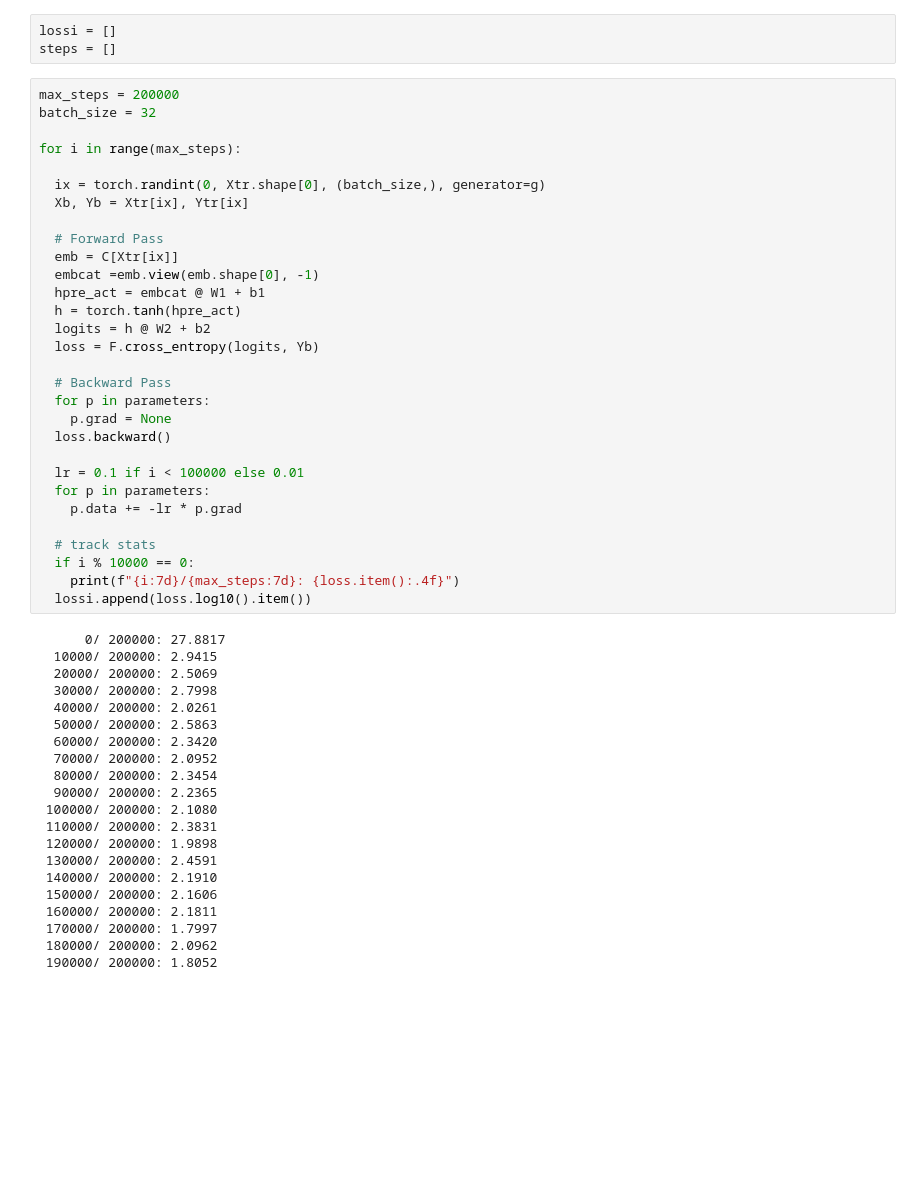
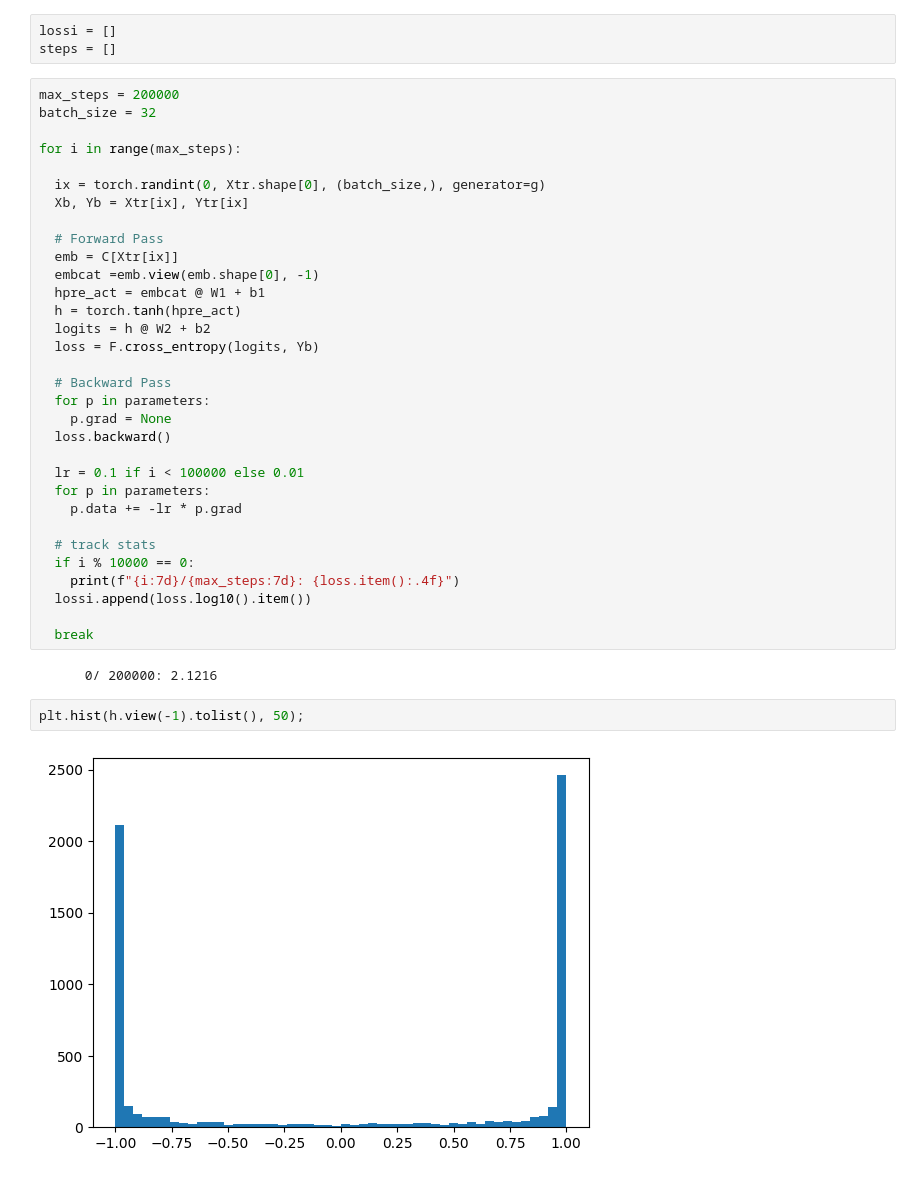
Before and after one commit to akshaypat444/pytorch_experiments, a Jupyter notebook: make_more_3.ipynb, the cells around one changed output. Cells and saved outputs as stored; diff of their text form; blank space fills up the shorter version.

```diff
--- a/make_more_3.ipynb
+++ b/make_more_3.ipynb
@@ -121,24 +121,11 @@ for i in range(max_steps):
   if i % 10000 == 0:
     print(f"{i:7d}/{max_steps:7d}: {loss.item():.4f}")
   lossi.append(loss.log10().item())
+
+  break
 # %% [output]
-      0/ 200000: 27.8817
-  10000/ 200000: 2.9415
-  20000/ 200000: 2.5069
-  30000/ 200000: 2.7998
-  40000/ 200000: 2.0261
-  50000/ 200000: 2.5863
-  60000/ 200000: 2.3420
-  70000/ 200000: 2.0952
-  80000/ 200000: 2.3454
-  90000/ 200000: 2.2365
- 100000/ 200000: 2.1080
- 110000/ 200000: 2.3831
- 120000/ 200000: 1.9898
- 130000/ 200000: 2.4591
- 140000/ 200000: 2.1910
- 150000/ 200000: 2.1606
- 160000/ 200000: 2.1811
- 170000/ 200000: 1.7997
- 180000/ 200000: 2.0962
- 190000/ 200000: 1.8052
+      0/ 200000: 2.1216
+# %%
+plt.hist(h.view(-1).tolist(), 50);
+# %% [output]
+[figure, added]
```
Also changed, not shown: parts of 6 cells of this notebook.
